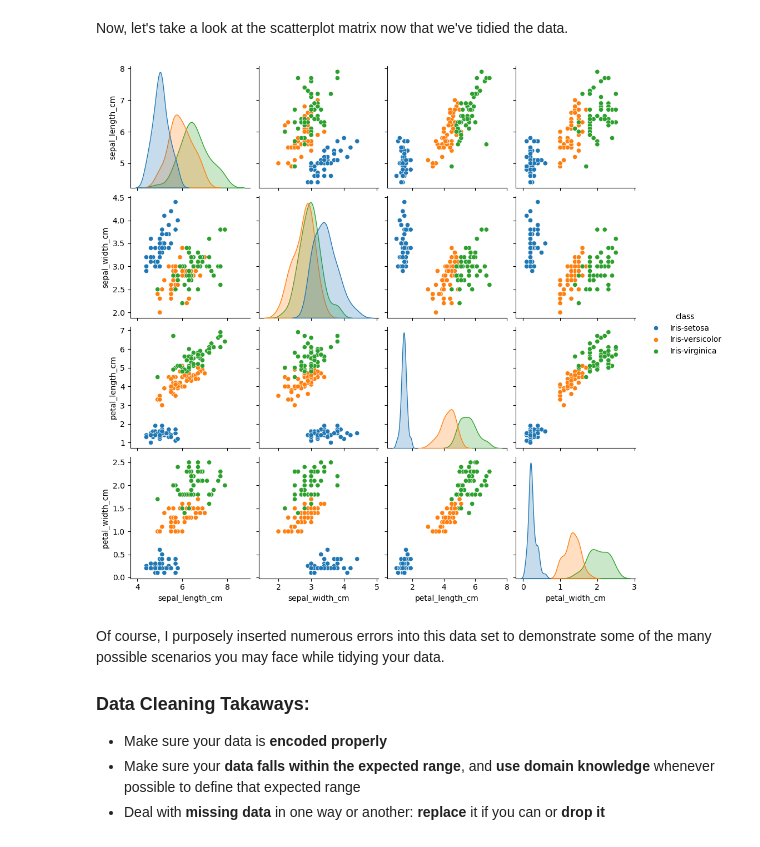
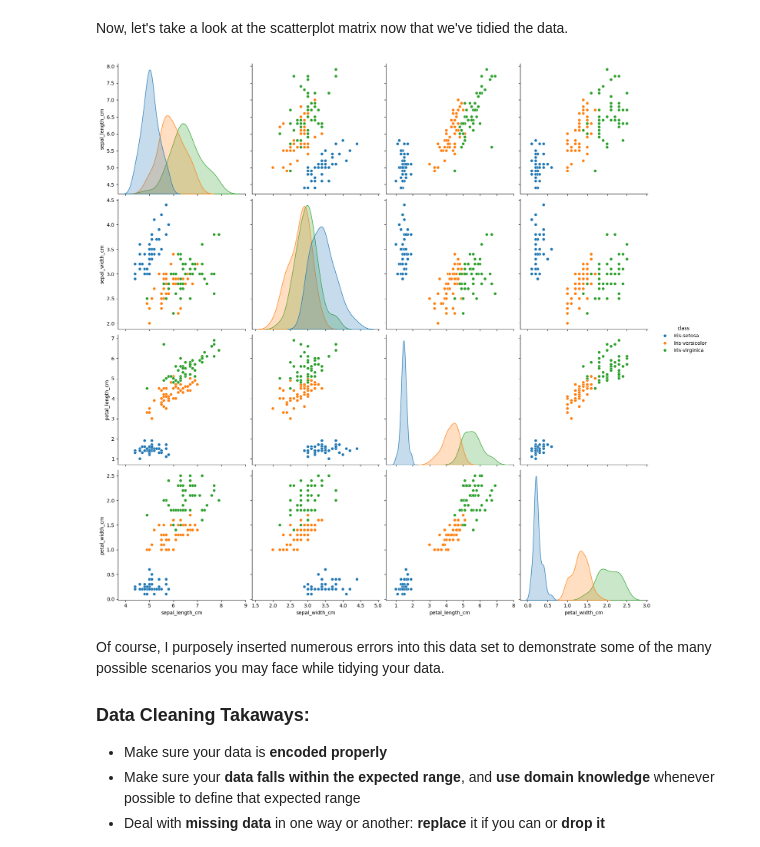
Before and after one commit to jrgreen7/SYSC4906, a Jupyter notebook: W2025/Tutorials/Tutorial-2_PrototypicalMachineLearningNotebook.ipynb, the cells around one changed output. Drawn from its saved outputs; the diff is of its cells as text; code cells hidden in the pictures.

```diff
--- a/W2025/Tutorials/Tutorial-2_PrototypicalMachineLearningNotebook.ipynb
+++ b/W2025/Tutorials/Tutorial-2_PrototypicalMachineLearningNotebook.ipynb
@@ -384,10 +388,10 @@ iris_data_clean = pd.read_csv('iris-data-clean.csv')
 # %% [markdown]
 Now, let's take a look at the scatterplot matrix now that we've tidied the data.
 # %%
-sb.pairplot(iris_data_clean, hue='class', height=2.5)
+sb.pairplot(iris_data_clean, hue='class', height=4)
 plt.show()
 # %% [output]
-[figure, old version]
+[figure, new version]
 # %% [markdown]
 Of course, I purposely inserted numerous errors into this data set to demonstrate some of the many possible scenarios you may face while tidying your data.
 
```
Also changed, not shown: parts of 15 cells of this notebook, 2 other files.
